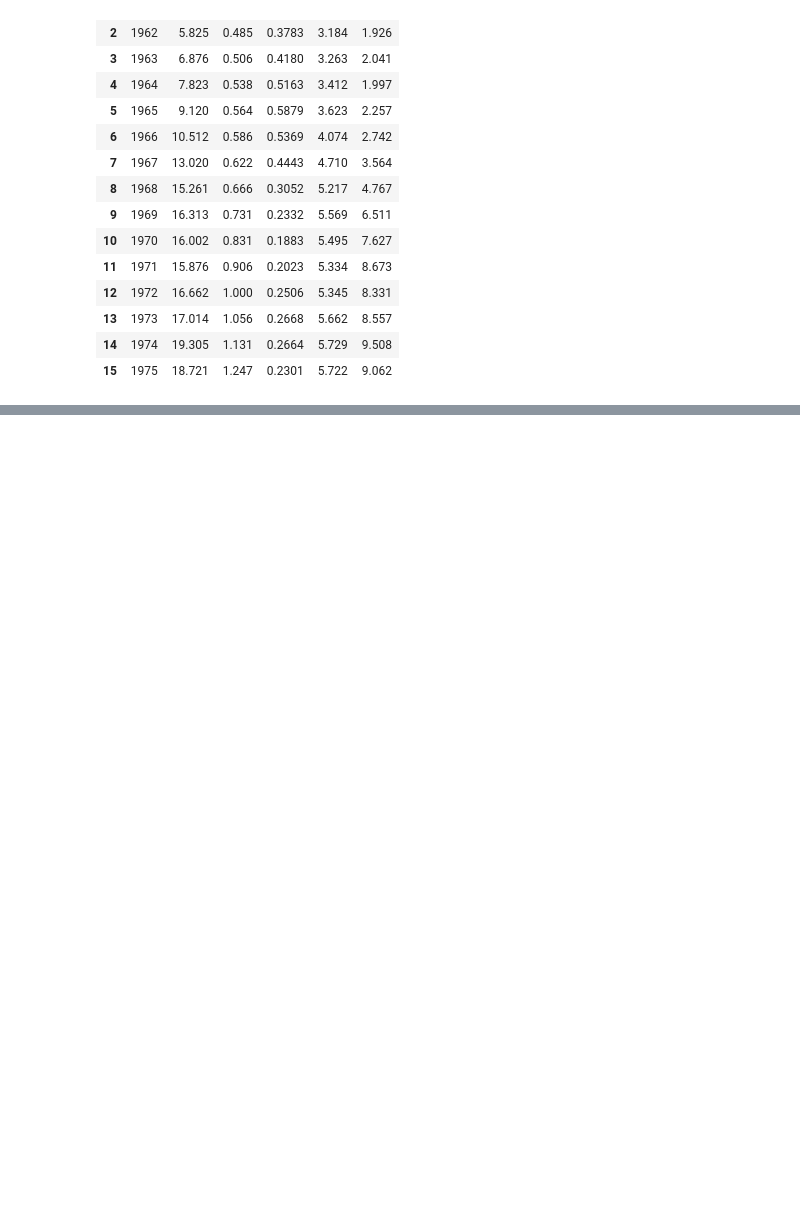
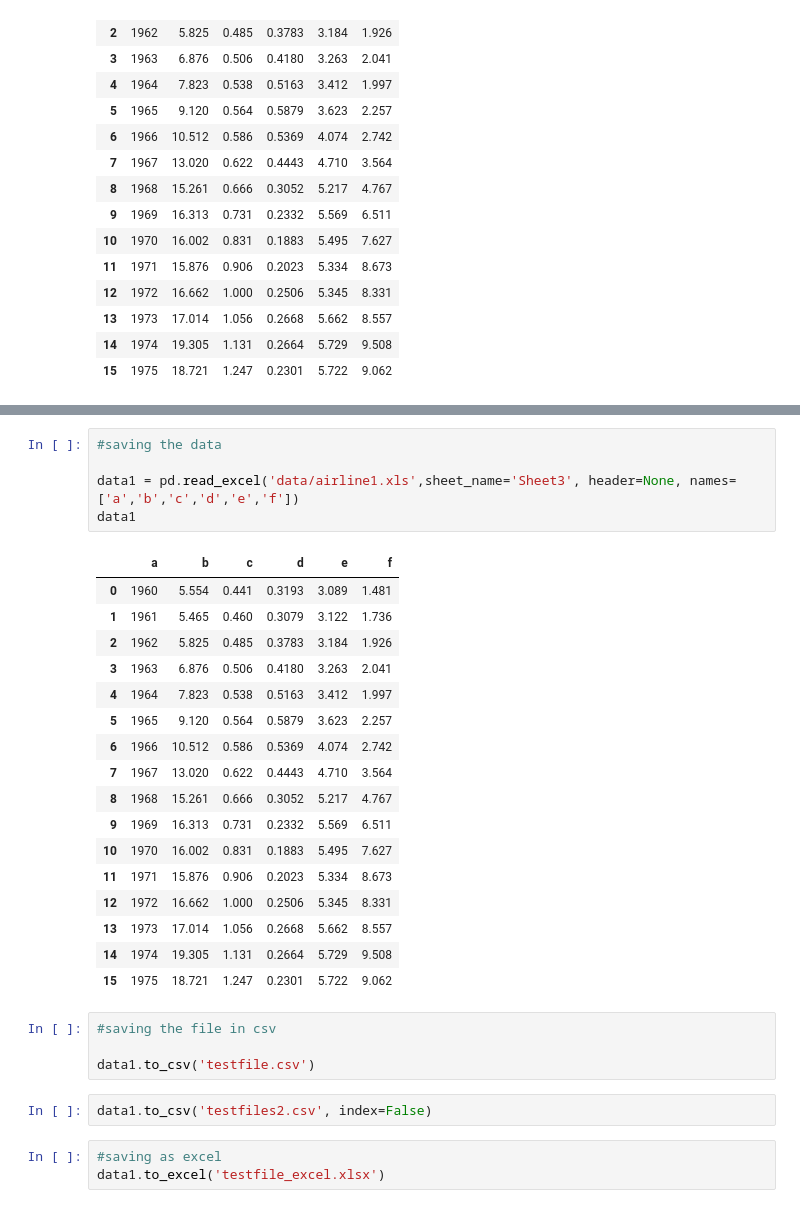
Before and after one commit to Priya-088/Full_Stack_Data_Science, a Jupyter notebook: pandas-1-Jan_22nd_2023.ipynb, the cells around one changed output, grey strips where cells are left out. Cells and saved outputs as stored; diff of their text form; blank space fills up the shorter version.

```diff
--- a/pandas-1-Jan_22nd_2023.ipynb
+++ b/pandas-1-Jan_22nd_2023.ipynb
@@ -195,0 +242,32 @@ pd.read_excel('data/airline1.xls',sheet_name='Sheet3',header=None)
+# %%
+#saving the data
+
+data1 = pd.read_excel('data/airline1.xls',sheet_name='Sheet3', header=None, names=['a','b','c','d','e','f'])
+data1
+# %% [output]
+|  | a | b | c | d | e | f |
+| 0 | 1960 | 5.554 | 0.441 | 0.3193 | 3.089 | 1.481 |
+| 1 | 1961 | 5.465 | 0.460 | 0.3079 | 3.122 | 1.736 |
+| 2 | 1962 | 5.825 | 0.485 | 0.3783 | 3.184 | 1.926 |
+| 3 | 1963 | 6.876 | 0.506 | 0.4180 | 3.263 | 2.041 |
+| 4 | 1964 | 7.823 | 0.538 | 0.5163 | 3.412 | 1.997 |
+| 5 | 1965 | 9.120 | 0.564 | 0.5879 | 3.623 | 2.257 |
+| 6 | 1966 | 10.512 | 0.586 | 0.5369 | 4.074 | 2.742 |
+| 7 | 1967 | 13.020 | 0.622 | 0.4443 | 4.710 | 3.564 |
+| 8 | 1968 | 15.261 | 0.666 | 0.3052 | 5.217 | 4.767 |
+| 9 | 1969 | 16.313 | 0.731 | 0.2332 | 5.569 | 6.511 |
+| 10 | 1970 | 16.002 | 0.831 | 0.1883 | 5.495 | 7.627 |
+| 11 | 1971 | 15.876 | 0.906 | 0.2023 | 5.334 | 8.673 |
+| 12 | 1972 | 16.662 | 1.000 | 0.2506 | 5.345 | 8.331 |
+| 13 | 1973 | 17.014 | 1.056 | 0.2668 | 5.662 | 8.557 |
+| 14 | 1974 | 19.305 | 1.131 | 0.2664 | 5.729 | 9.508 |
+| 15 | 1975 | 18.721 | 1.247 | 0.2301 | 5.722 | 9.062 |
+# %%
+#saving the file in csv
+
+data1.to_csv('testfile.csv')
+# %%
+data1.to_csv('testfiles2.csv', index=False)
+# %%
+#saving as excel
+data1.to_excel('testfile_excel.xlsx')
```
Also changed, not shown: parts of 15 cells of this notebook.
